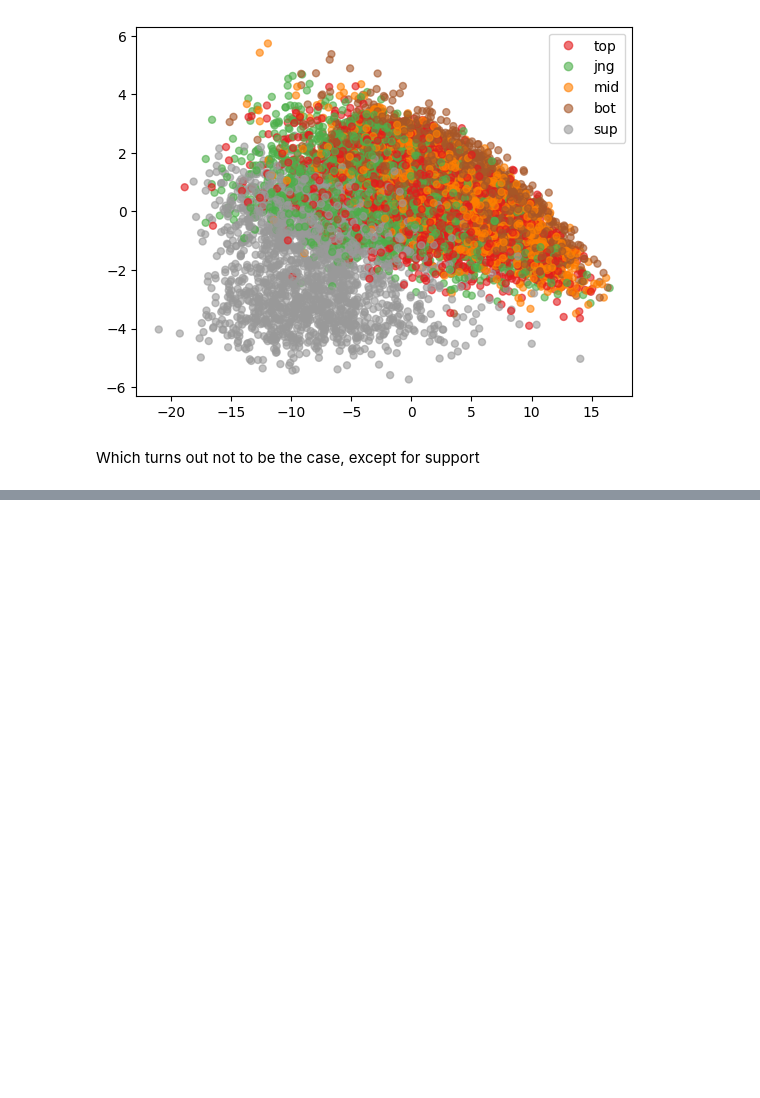
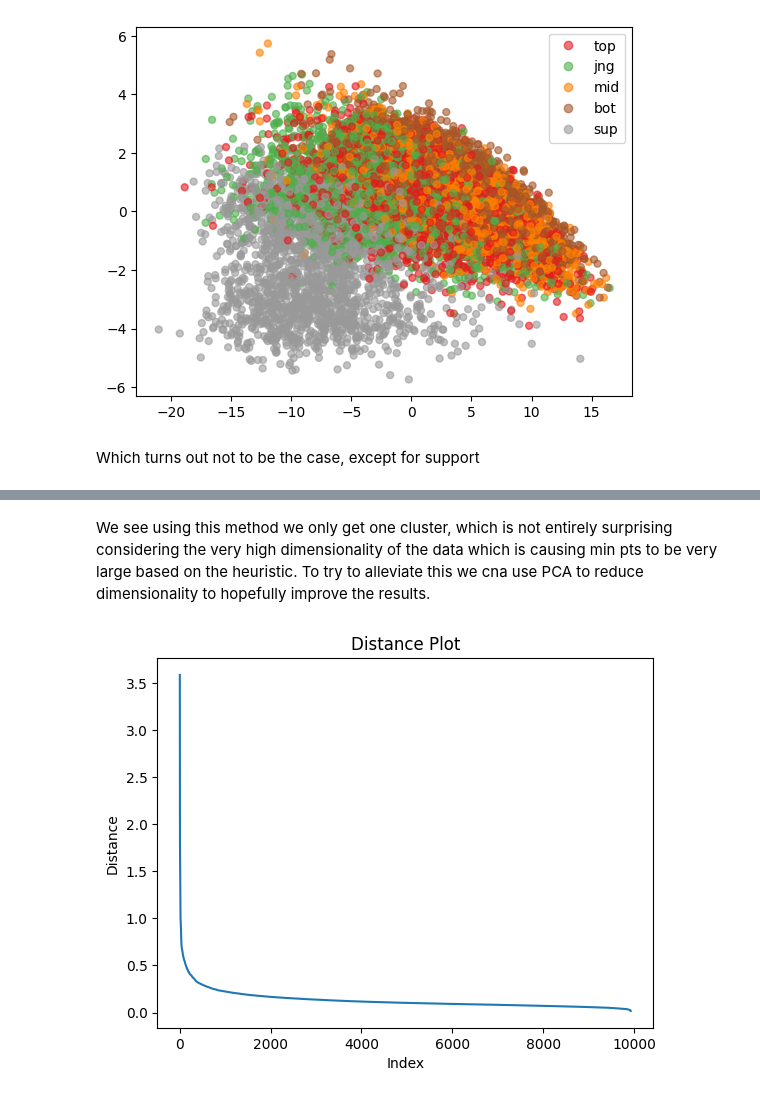
Before and after one commit to dwarfy35/Datamining_project, a Jupyter notebook: Project_main.ipynb, the cells around one changed output, grey strips where cells are left out. Saved outputs shown, nothing was run; the diff lists cells and outputs as text; code cells hidden in the pictures; blank space fills up the shorter version.

```diff
--- a/Project_main.ipynb
+++ b/Project_main.ipynb
@@ -163,0 +203,22 @@ Which turns out not to be the case, except for support
+# %% [markdown]
+We see using this method we only get one cluster, which is not entirely surprising considering the very high dimensionality of the data which is causing min pts to be very large based on the heuristic. To try to alleviate this we cna use PCA to reduce dimensionality to hopefully improve the results.
+# %%
+pca = sklearn.decomposition.PCA(n_components=2).fit(X_hat)
+X_pca = pca.transform(X_hat)
+
+neighbors = 2*X_pca.shape[1]
+nbrs = NearestNeighbors(n_neighbors=neighbors ).fit(X_pca)
+distances, indices = nbrs.kneighbors(X_pca)
+distance_desc = sorted(distances[:,neighbors-1], reverse=True)
+plt.plot(
+    range(1, len(distance_desc) + 1),
+    distance_desc
+)
+
+plt.xlabel("Index")
+plt.ylabel("Distance")
+plt.title("Distance Plot")
+
+plt.show()
+# %% [output]
+[figure, added]
```
Also changed, not shown: parts of 18 cells of this notebook.
